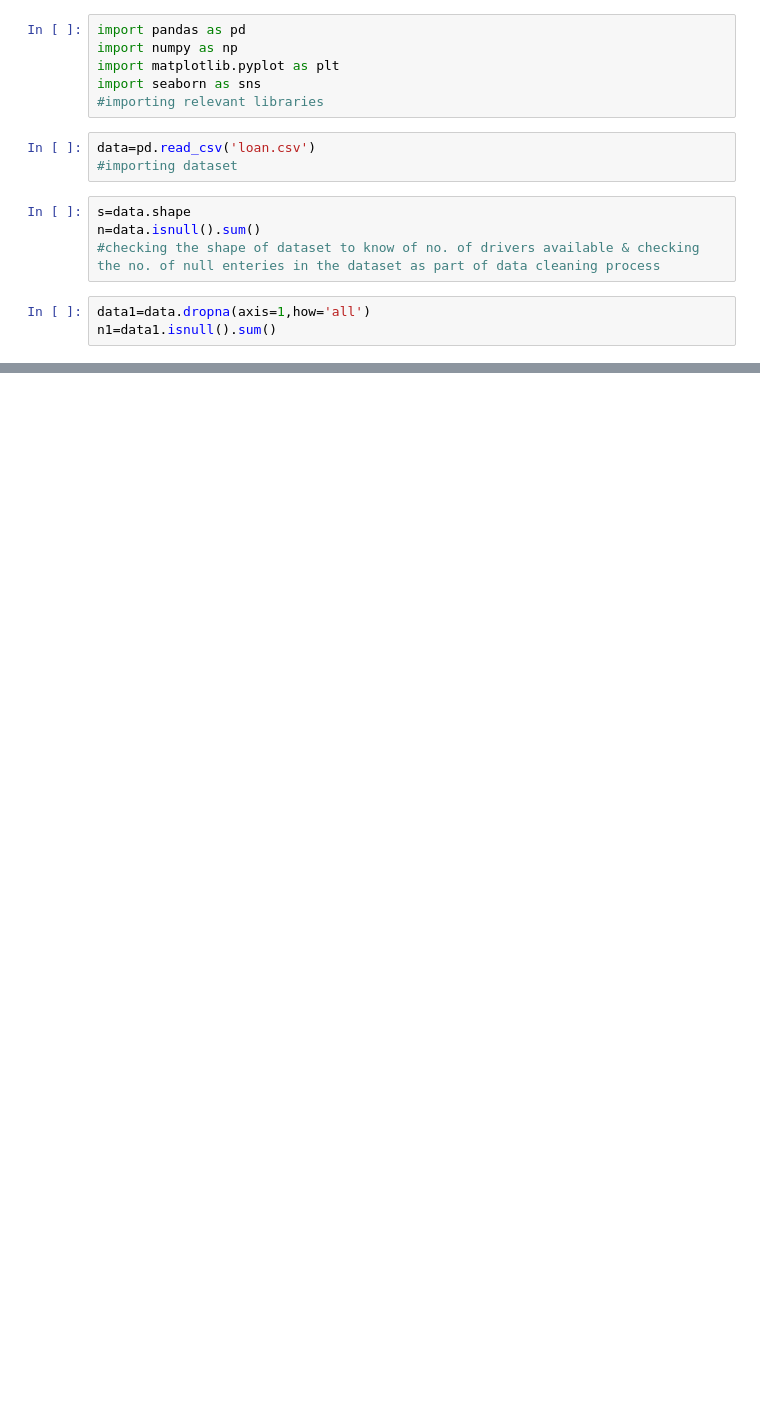
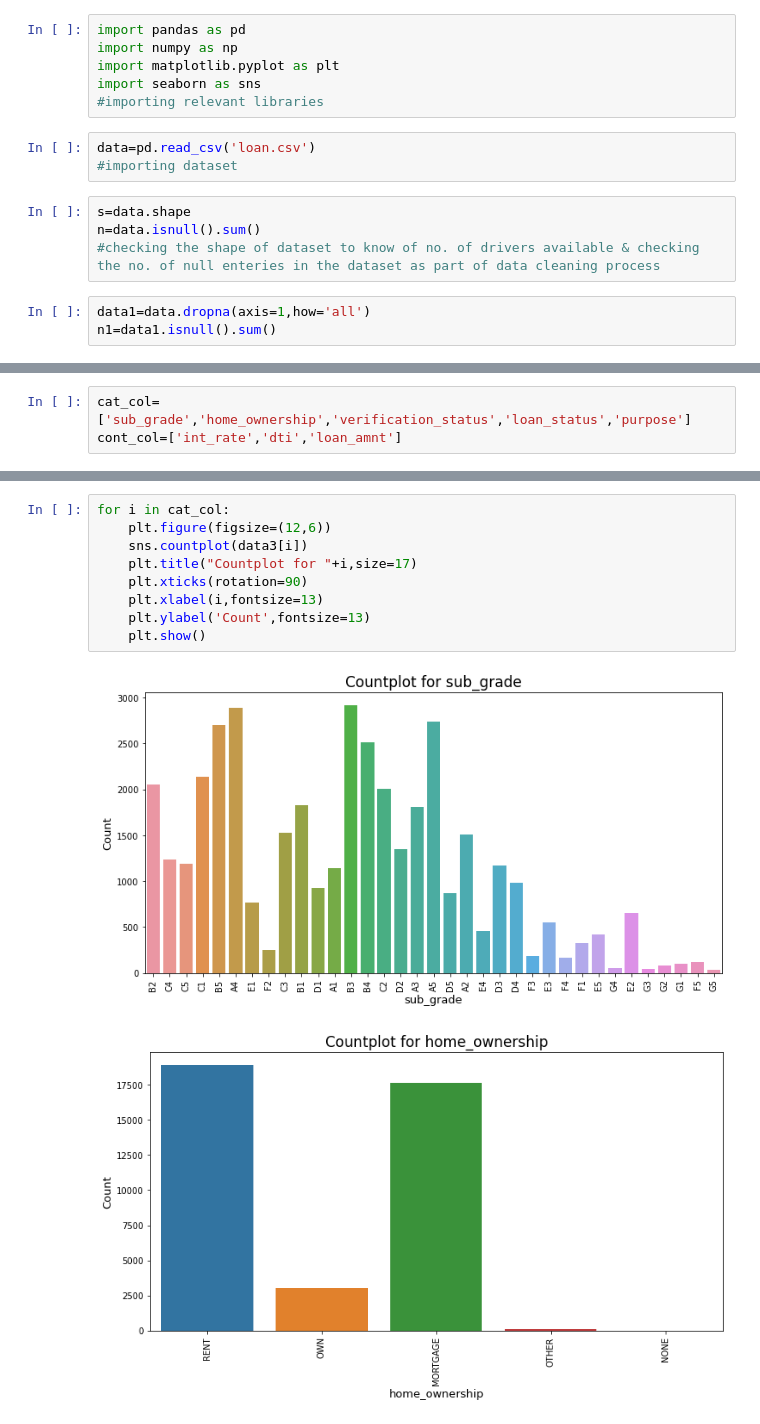
Before and after one commit to theshivmalhotra/LendingClub, a Jupyter notebook: LendingClub.ipynb, the cells around one changed output, grey strips where cells are left out. Drawn from its saved outputs; the diff is of its cells as text; blank space fills up the shorter version.

```diff
--- a/LendingClub.ipynb
+++ b/LendingClub.ipynb
@@ -64,4 +64,7 @@ data3['dti']=data3['dti'].replace('nan',dti)
 n3=data3.isnull().sum()
+# %%
+cat_col=['sub_grade','home_ownership','verification_status','loan_status','purpose']
+cont_col=['int_rate','dti','loan_amnt']
 # %%
 plt.figure(figsize = (16,5))
 sns.heatmap(data3.corr(),annot=True,cmap='Greens',fmt='.1%',cbar=False)
@@ -71,0 +74,12 @@ plt.show
+# %%
+for i in cat_col:
+    plt.figure(figsize=(12,6))
+    sns.countplot(data3[i])
+    plt.title("Countplot for "+i,size=17)
+    plt.xticks(rotation=90)
+    plt.xlabel(i,fontsize=13)
+    plt.ylabel('Count',fontsize=13)
+    plt.show()
+# %% [output]
+[figure, added]
+[figure, added]
```
Also changed, not shown: parts of 9 cells of this notebook.
